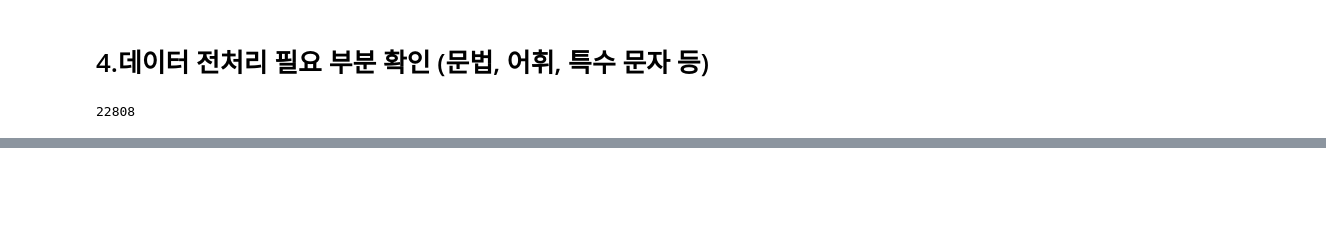
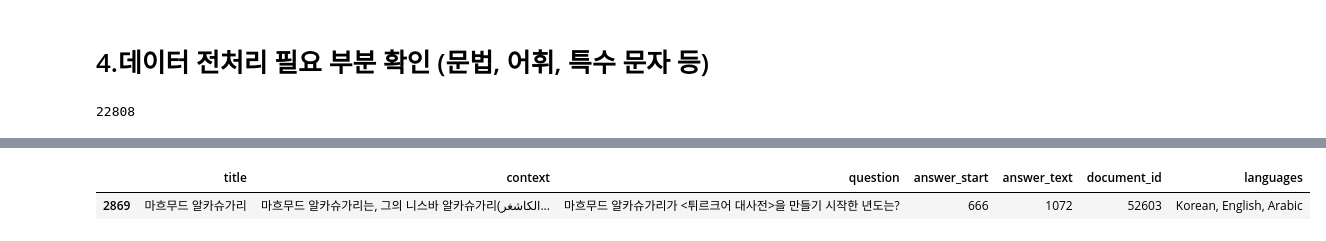
Before and after one commit to boostcampaitech7/level2-mrc-nlp-06, a Jupyter notebook: EDA_team_folder/sty_EDA.ipynb, the cells around one changed output, grey strips where cells are left out. Saved outputs shown, nothing was run; the diff lists cells and outputs as text; code cells hidden in the pictures; blank space fills up the shorter version.

```diff
--- a/EDA_team_folder/sty_EDA.ipynb
+++ b/EDA_team_folder/sty_EDA.ipynb
@@ -417,0 +500,6 @@ print(f"특수 문자의 개수: {len(all_special_chars)}")
+# %%
+# 해당 언어거 어떤식으로 포함되어 있는지 확인
+train_df[train_df["context"].str.contains("الكاشغري")]
+# %% [output]
+|  | title | context | question | answer_start | answer_text | document_id | languages |
+| 2869 | 마흐무드 알카슈가리 | 마흐무드 알카슈가리는, 그의 니스바 알카슈가리(الكاشغر... | 마흐무드 알카슈가리가 <튀르크어 대사전>을 만들기 시작한 년도는? | 666 | 1072 | 52603 | Korean, English, Arabic |
```
Also changed, not shown: parts of 37 cells of this notebook.
